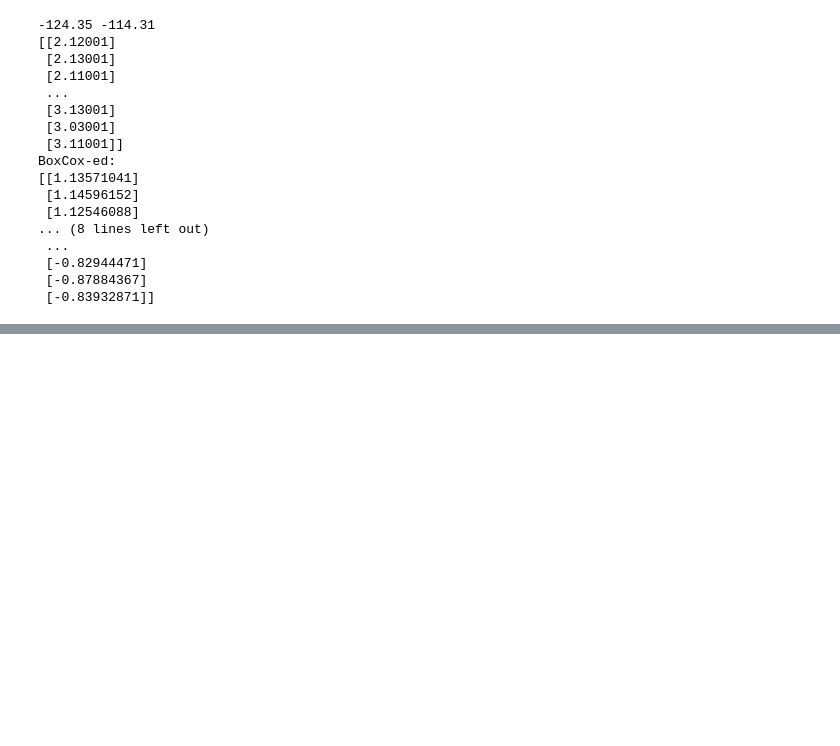
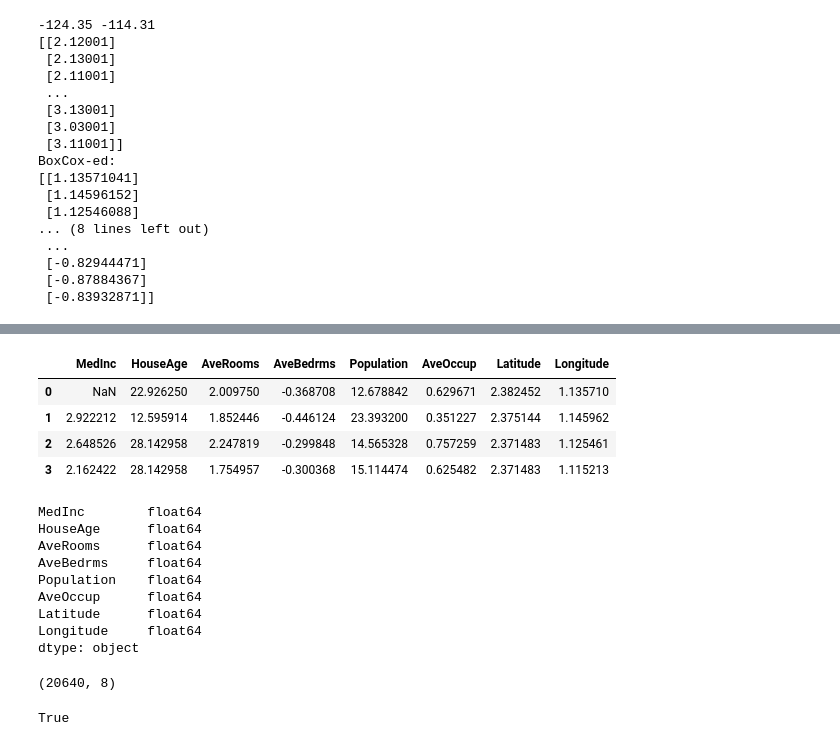
Before and after one commit to che220/simpletest, a Jupyter notebook: learn_tensorflow/explore_data.ipynb, the cells around one changed output, grey strips where cells are left out. Cells and saved outputs as stored; diff of their text form; code cells hidden in the pictures; blank space fills up the shorter version.

```diff
--- a/learn_tensorflow/explore_data.ipynb
+++ b/learn_tensorflow/explore_data.ipynb
@@ -140,0 +234,22 @@ dtype: object
+# %%
+x1 = x.copy()
+x1.iloc[0, 0] = None
+showDF(x1)
+display(x1.isnull().values.any()) # isnull: replace all cells with False/True, values: narray, any: any cell == True
+# %% [output]
+|  | MedInc | HouseAge | AveRooms | AveBedrms | Population | AveOccup | Latitude | Longitude |
+| 0 | NaN | 22.926250 | 2.009750 | -0.368708 | 12.678842 | 0.629671 | 2.382452 | 1.135710 |
+| 1 | 2.922212 | 12.595914 | 1.852446 | -0.446124 | 23.393200 | 0.351227 | 2.375144 | 1.145962 |
+| 2 | 2.648526 | 28.142958 | 2.247819 | -0.299848 | 14.565328 | 0.757259 | 2.371483 | 1.125461 |
+| 3 | 2.162422 | 28.142958 | 1.754957 | -0.300368 | 15.114474 | 0.625482 | 2.371483 | 1.115213 |
+MedInc        float64
+HouseAge      float64
+AveRooms      float64
+AveBedrms     float64
+Population    float64
+AveOccup      float64
+Latitude      float64
+Longitude     float64
+dtype: object
+(20640, 8)
+True
```
Also changed, not shown: parts of 4 cells of this notebook.
